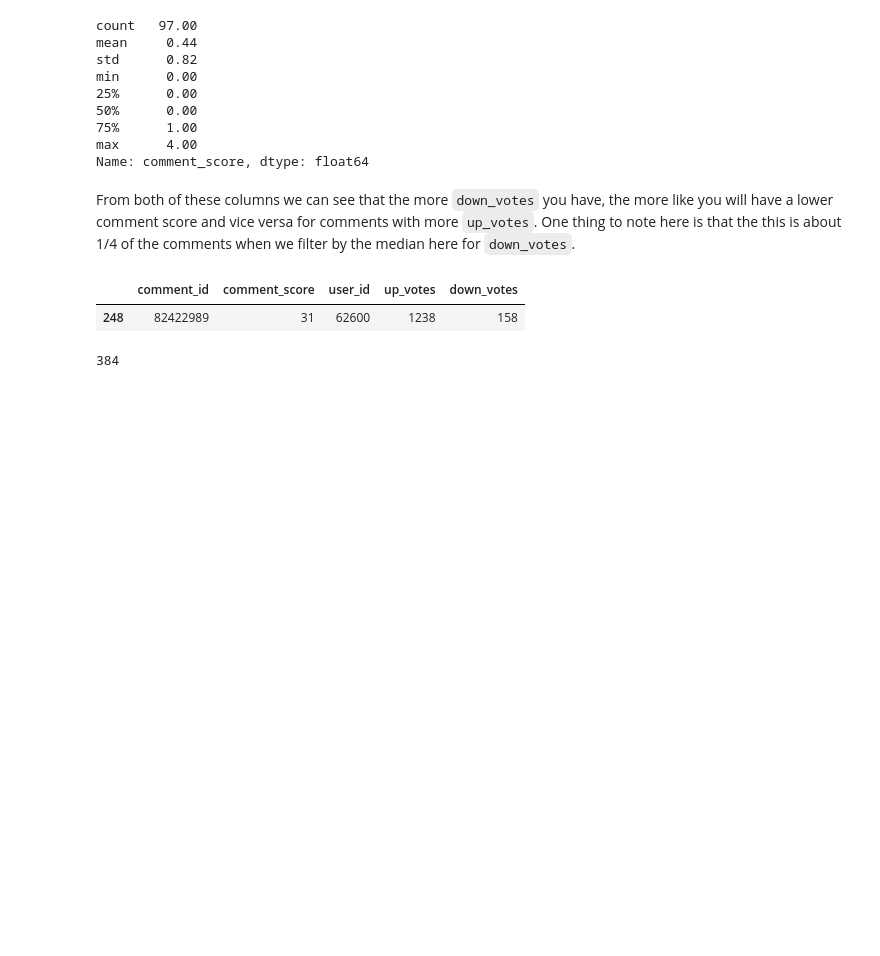
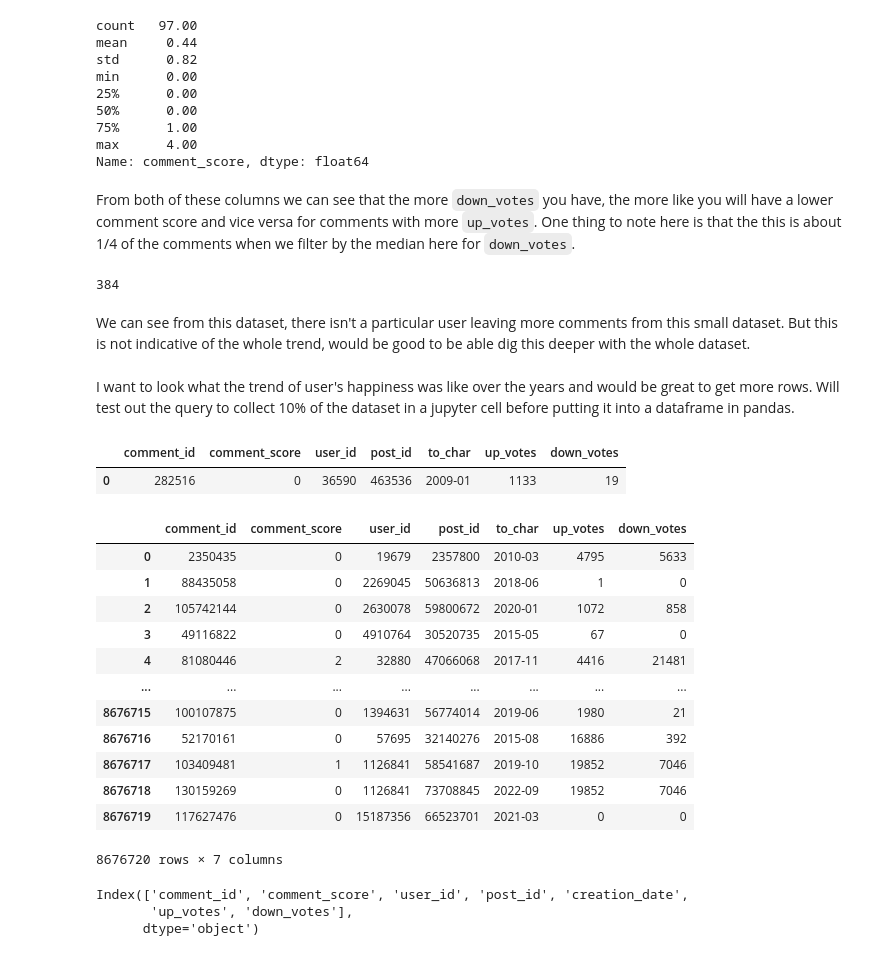
Before and after one commit to denisecodes/stack_overflow_dashboard, a Jupyter notebook: stack_overflow_dashboard.ipynb, the cells around one changed output. Cells and saved outputs as stored; diff of their text form; code cells hidden in the pictures; blank space fills up the shorter version.

```diff
--- a/stack_overflow_dashboard.ipynb
+++ b/stack_overflow_dashboard.ipynb
@@ -492,13 +492,71 @@ max      4.00
 Name: comment_score, dtype: float64
 # %% [markdown]
 From both of these columns we can see that the more `down_votes` you have, the more like you will have a lower comment score and vice versa for comments with more `up_votes`. One thing to note here is that the this is about 1/4 of the comments when we filter by the median here for `down_votes`.
-# %%
-users_comments[users_comments['comment_score'] == 31]
-# %% [output]
-|  | comment_id | comment_score | user_id | up_votes | down_votes |
-| 248 | 82422989 | 31 | 62600 | 1238 | 158 |
 # %%
 # Unique number of users that commented out of our 385 comments sample
 len(np.unique(users_comments["user_id"]))
 # %% [output]
 384
+# %% [markdown]
+We can see from this dataset, there isn't a particular user leaving more comments from this small dataset. But this is not indicative of the whole trend, would be good to be able dig this deeper with the whole dataset.
+# %% [markdown]
+I want to look what the trend of user's happiness was like over the years and would be great to get more rows. Will test out the query to collect 10% of the dataset in a jupyter cell before putting it into a dataframe in pandas.
+# %%
+%%sql
+SELECT
+comments.id AS comment_id,
+comments.score AS comment_score,
+comments.user_id,
+comments.post_id,
+TO_CHAR(comments.creation_date, 'YYYY-MM'),
+users.up_votes,
+users.down_votes
+FROM users
+INNER JOIN
+comments
+ON users.id = comments.user_id
+LIMIT 1;
+# %% [output]
+|  | comment_id | comment_score | user_id | post_id | to_char | up_votes | down_votes |
+| 0 | 282516 | 0 | 36590 | 463536 | 2009-01 | 1133 | 19 |
+# %%
+join_query = '''
+    SELECT
+    comments.id AS comment_id,
+    comments.score AS comment_score,
+    comments.user_id,
+    comments.post_id,
+    TO_CHAR(comments.creation_date, 'YYYY-MM'),
+    users.up_votes,
+    users.down_votes
+    FROM users
+    INNER JOIN
+    comments
+    ON users.id = comments.user_id
+    ORDER BY RANDOM()
+    LIMIT 8676720
+'''
+sample_users_comments = pd.read_sql(join_query, connection)
+sample_users_comments
+# %% [output]
+|  | comment_id | comment_score | user_id | post_id | to_char | up_votes | down_votes |
+| 0 | 2350435 | 0 | 19679 | 2357800 | 2010-03 | 4795 | 5633 |
+| 1 | 88435058 | 0 | 2269045 | 50636813 | 2018-06 | 1 | 0 |
+| 2 | 105742144 | 0 | 2630078 | 59800672 | 2020-01 | 1072 | 858 |
+| 3 | 49116822 | 0 | 4910764 | 30520735 | 2015-05 | 67 | 0 |
+| 4 | 81080446 | 2 | 32880 | 47066068 | 2017-11 | 4416 | 21481 |
+| ... | ... | ... | ... | ... | ... | ... | ... |
+| 8676715 | 100107875 | 0 | 1394631 | 56774014 | 2019-06 | 1980 | 21 |
+| 8676716 | 52170161 | 0 | 57695 | 32140276 | 2015-08 | 16886 | 392 |
+| 8676717 | 103409481 | 1 | 1126841 | 58541687 | 2019-10 | 19852 | 7046 |
+| 8676718 | 130159269 | 0 | 1126841 | 73708845 | 2022-09 | 19852 | 7046 |
+| 8676719 | 117627476 | 0 | 15187356 | 66523701 | 2021-03 | 0 | 0 |
+8676720 rows × 7 columns
+# %%
+#Rename to_char column to creation_date
+sample_users_comments.rename(columns={'to_char': 'creation_date'}, inplace=True)
+sample_users_comments.columns
+# %% [output]
+Index(['comment_id', 'comment_score', 'user_id', 'post_id', 'creation_date',
+       'up_votes', 'down_votes'],
+      dtype='object')
```
Also changed, not shown: parts of 17 cells of this notebook.
